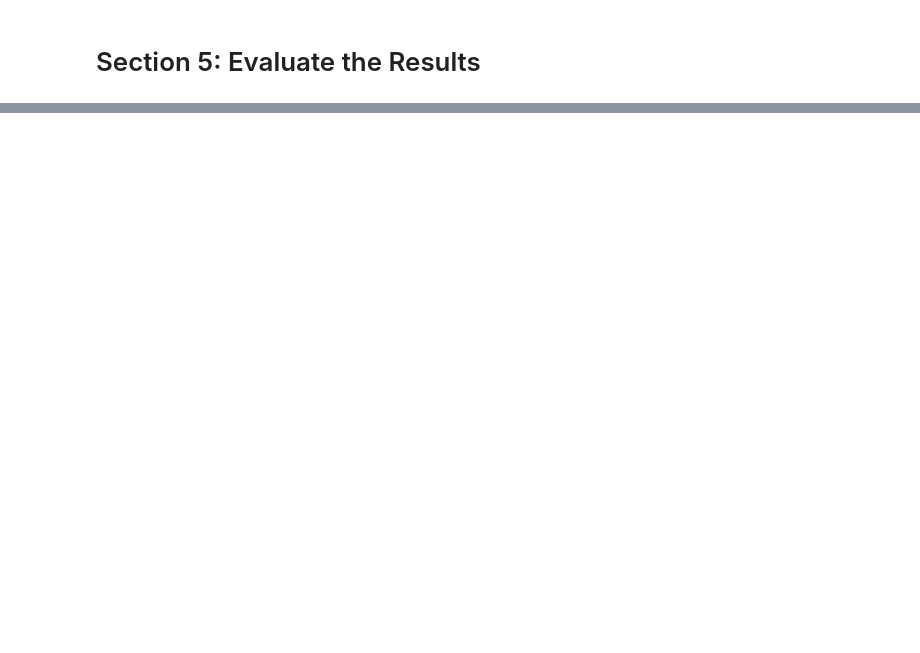
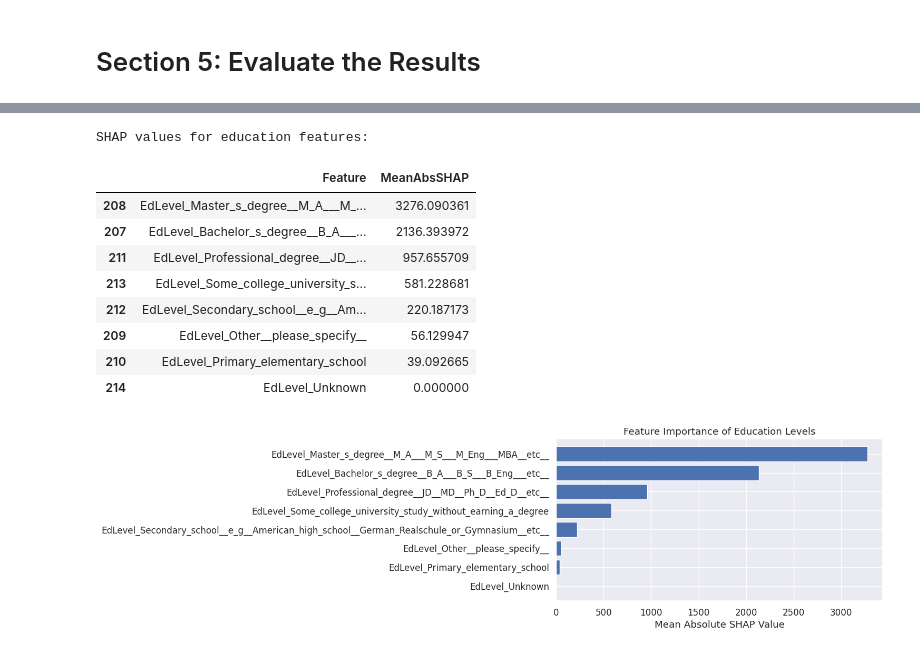
Before and after one commit to yukomath/Project_1, a Jupyter notebook: project.ipynb, the cells around one changed output, grey strips where cells are left out. Saved outputs shown, nothing was run; the diff lists cells and outputs as text; code cells hidden in the pictures; blank space fills up the shorter version.

```diff
--- a/project.ipynb
+++ b/project.ipynb
@@ -1093,0 +935,46 @@ plt.show()
+# %%
+import shap
+import pandas as pd
+import matplotlib.pyplot as plt
+
+# Initialize SHAP explainer for LightGBM
+explainer = shap.TreeExplainer(lgb_model)
+
+# Calculate SHAP values for the test set
+shap_values = explainer.shap_values(X_test)
+
+# Create a DataFrame of mean absolute SHAP values
+shap_df = pd.DataFrame({
+    "Feature": X_test.columns,
+    "MeanAbsSHAP": np.abs(shap_values).mean(axis=0)
+})
+
+# Filter for education-related features
+edu_shap = shap_df[shap_df["Feature"].str.startswith("EdLevel_")]
+
+# Sort by importance
+edu_shap = edu_shap.sort_values(by="MeanAbsSHAP", ascending=False)
+
+# Display the result
+print("SHAP values for education features:")
+display(edu_shap)
+
+# Optional: plot a bar chart
+plt.figure(figsize=(8,4))
+plt.barh(edu_shap["Feature"], edu_shap["MeanAbsSHAP"])
+plt.xlabel("Mean Absolute SHAP Value")
+plt.title("Feature Importance of Education Levels")
+plt.gca().invert_yaxis()
+plt.show()
+# %% [output]
+SHAP values for education features:
+|  | Feature | MeanAbsSHAP |
+| 208 | EdLevel_Master_s_degree__M_A___M_... | 3276.090361 |
+| 207 | EdLevel_Bachelor_s_degree__B_A___... | 2136.393972 |
+| 211 | EdLevel_Professional_degree__JD__... | 957.655709 |
+| 213 | EdLevel_Some_college_university_s... | 581.228681 |
+| 212 | EdLevel_Secondary_school__e_g__Am... | 220.187173 |
+| 209 | EdLevel_Other__please_specify__ | 56.129947 |
+| 210 | EdLevel_Primary_elementary_school | 39.092665 |
+| 214 | EdLevel_Unknown | 0.000000 |
+[figure, added]
```
Also changed, not shown: parts of 69 cells of this notebook.
